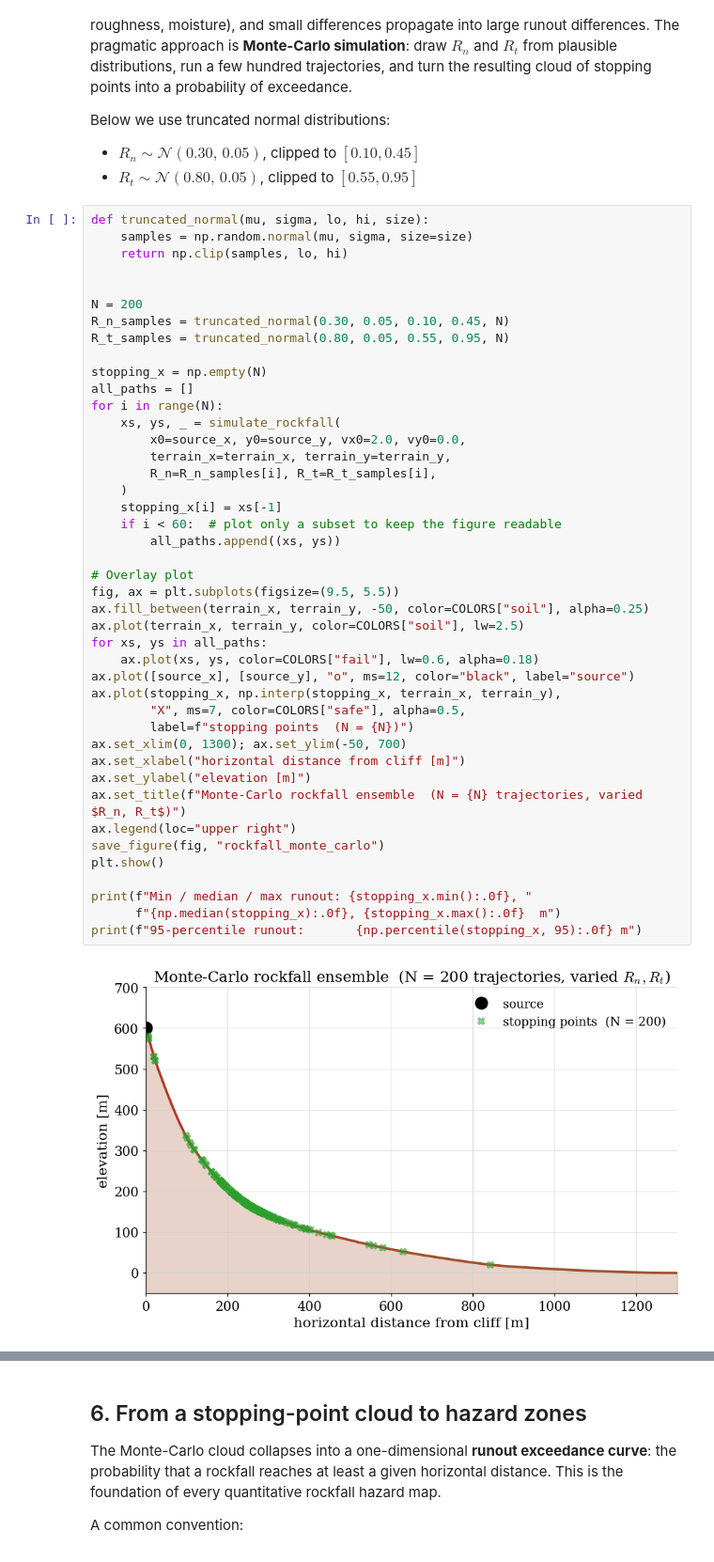
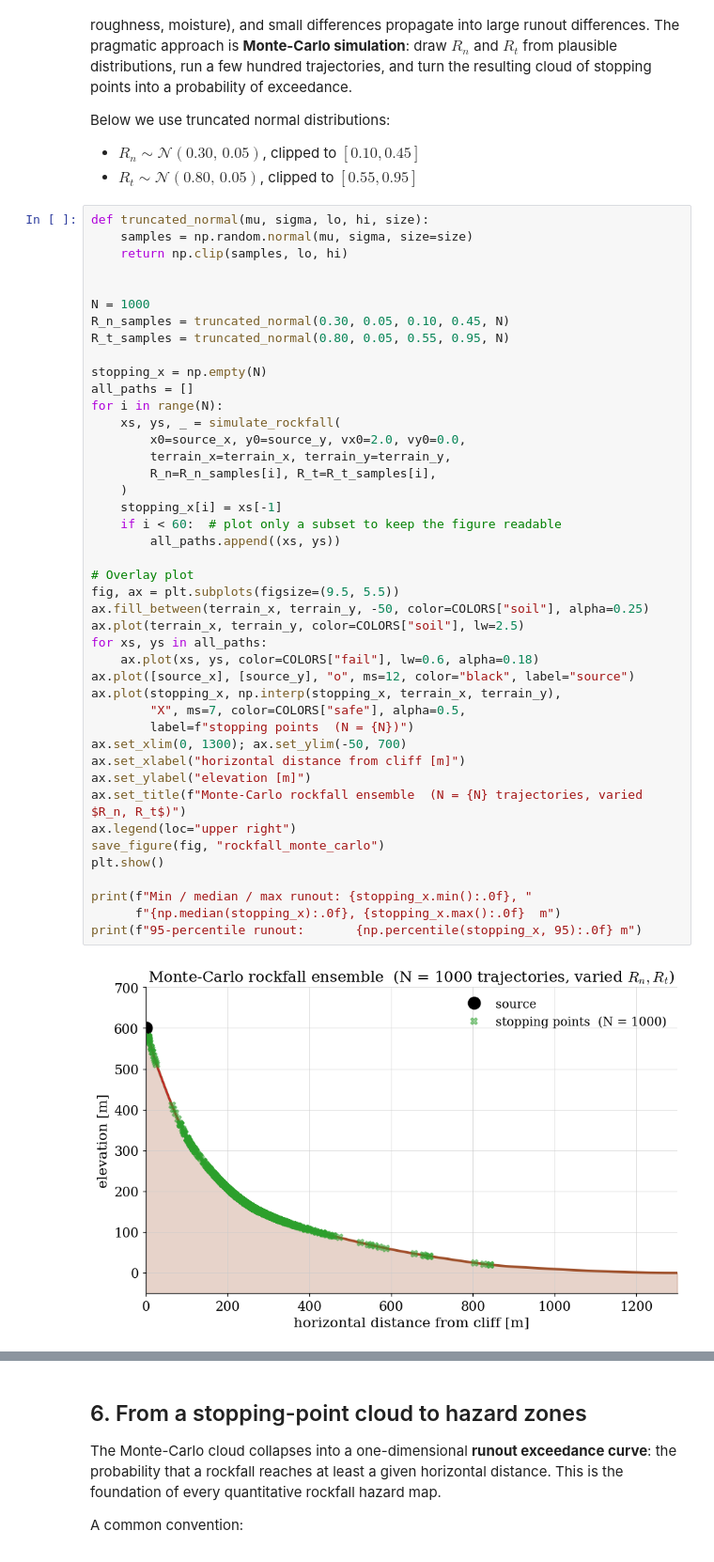
Before and after one commit to olafredin/silesia-slopes, a Jupyter notebook: notebooks/06_rockfall_trajectory.ipynb, the cells around one changed output, grey strips where cells are left out. Shown at 94% size. Cells and saved outputs as stored; diff of their text form.

```diff
--- a/notebooks/06_rockfall_trajectory.ipynb
+++ b/notebooks/06_rockfall_trajectory.ipynb
@@ -503,7 +503,7 @@ def truncated_normal(mu, sigma, lo, hi, size):
     return np.clip(samples, lo, hi)
 
 
-N = 200
+N = 1000
 R_n_samples = truncated_normal(0.30, 0.05, 0.10, 0.45, N)
 R_t_samples = truncated_normal(0.80, 0.05, 0.55, 0.95, N)
 
@@ -514,31 +514,31 @@ for i in range(N):
         x0=source_x, y0=source_y, vx0=2.0, vy0=0.0,
         terrain_x=terrain_x, terrain_y=terrain_y,
         R_n=R_n_samples[i], R_t=R_t_samples[i],
     )
     stopping_x[i] = xs[-1]
     if i < 60:  # plot only a subset to keep the figure readable
         all_paths.append((xs, ys))
 
 # Overlay plot
 fig, ax = plt.subplots(figsize=(9.5, 5.5))
 ax.fill_between(terrain_x, terrain_y, -50, color=COLORS["soil"], alpha=0.25)
 ax.plot(terrain_x, terrain_y, color=COLORS["soil"], lw=2.5)
 for xs, ys in all_paths:
     ax.plot(xs, ys, color=COLORS["fail"], lw=0.6, alpha=0.18)
 ax.plot([source_x], [source_y], "o", ms=12, color="black", label="source")
 ax.plot(stopping_x, np.interp(stopping_x, terrain_x, terrain_y),
         "X", ms=7, color=COLORS["safe"], alpha=0.5,
         label=f"stopping points  (N = {N})")
 ax.set_xlim(0, 1300); ax.set_ylim(-50, 700)
 ax.set_xlabel("horizontal distance from cliff [m]")
 ax.set_ylabel("elevation [m]")
 ax.set_title(f"Monte-Carlo rockfall ensemble  (N = {N} trajectories, varied $R_n, R_t$)")
 ax.legend(loc="upper right")
 save_figure(fig, "rockfall_monte_carlo")
 plt.show()
 
 print(f"Min / median / max runout: {stopping_x.min():.0f}, "
       f"{np.median(stopping_x):.0f}, {stopping_x.max():.0f}  m")
 print(f"95-percentile runout:       {np.percentile(stopping_x, 95):.0f} m")
 # %% [output]
-[figure, old version]
+[figure, new version]
```
Also changed, not shown: parts of 1 cell of this notebook, 3 other files.
